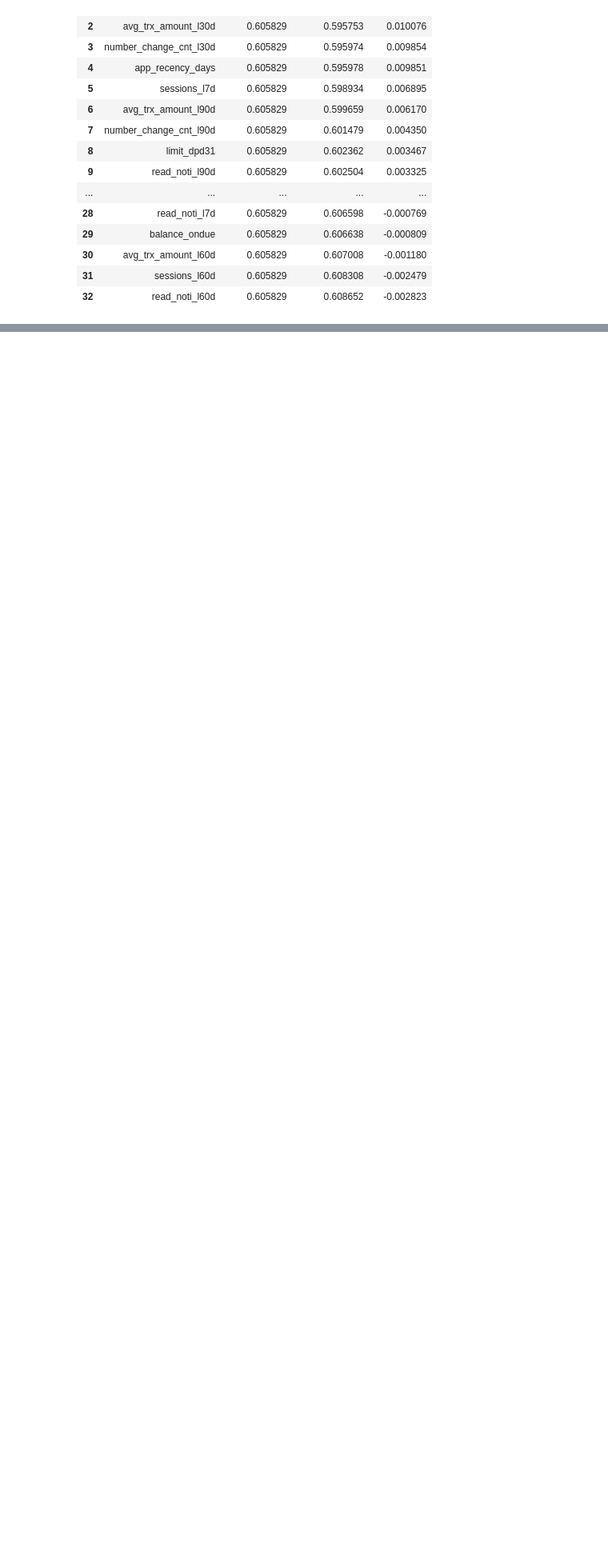
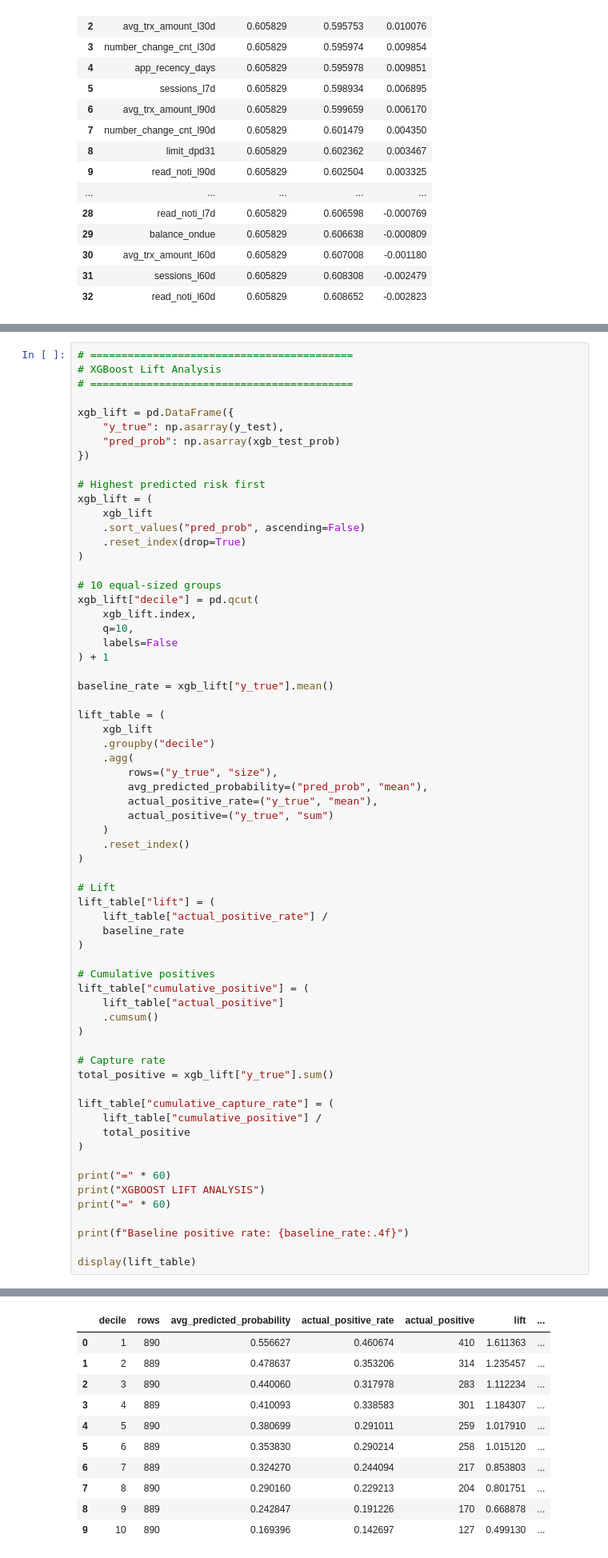
Before and after one commit to Khishigjargal42/toki_ds_task, a Jupyter notebook: notebooks/Toki_DPD91_Final.ipynb, the cells around one changed output, grey strips where cells are left out. Shown at 80% size. Drawn from its saved outputs; the diff is of its cells as text; blank space fills up the shorter version.

```diff
--- a/notebooks/Toki_DPD91_Final.ipynb
+++ b/notebooks/Toki_DPD91_Final.ipynb
@@ -6504,0 +8245,66 @@ importance_df
+# %%
+# ==========================================
+# XGBoost Lift Analysis
+# ==========================================
+
+xgb_lift = pd.DataFrame({
+    "y_true": np.asarray(y_test),
+    "pred_prob": np.asarray(xgb_test_prob)
+})
+
+# Highest predicted risk first
+xgb_lift = (
+    xgb_lift
+    .sort_values("pred_prob", ascending=False)
+    .reset_index(drop=True)
+)
+
+# 10 equal-sized groups
+xgb_lift["decile"] = pd.qcut(
+    xgb_lift.index,
+    q=10,
+    labels=False
+) + 1
+
+baseline_rate = xgb_lift["y_true"].mean()
+
+lift_table = (
+    xgb_lift
+    .groupby("decile")
+    .agg(
+        rows=("y_true", "size"),
+        avg_predicted_probability=("pred_prob", "mean"),
+        actual_positive_rate=("y_true", "mean"),
+        actual_positive=("y_true", "sum")
+    )
+    .reset_index()
+)
+
+# Lift
+lift_table["lift"] = (
+    lift_table["actual_positive_rate"] /
+    baseline_rate
+)
+
+# Cumulative positives
+lift_table["cumulative_positive"] = (
+    lift_table["actual_positive"]
+    .cumsum()
+)
+
+# Capture rate
+total_positive = xgb_lift["y_true"].sum()
+
+lift_table["cumulative_capture_rate"] = (
+    lift_table["cumulative_positive"] /
+    total_positive
+)
+
+print("=" * 60)
+print("XGBOOST LIFT ANALYSIS")
+print("=" * 60)
+
+print(f"Baseline positive rate: {baseline_rate:.4f}")
+
+display(lift_table)
+# %% [output]
@@ -6504,0 +8315,11 @@ importance_df
+|  | decile | rows | avg_predicted_probability | actual_positive_rate | actual_positive | lift | ... |
+| 0 | 1 | 890 | 0.556627 | 0.460674 | 410 | 1.611363 | ... |
+| 1 | 2 | 889 | 0.478637 | 0.353206 | 314 | 1.235457 | ... |
+| 2 | 3 | 890 | 0.440060 | 0.317978 | 283 | 1.112234 | ... |
+| 3 | 4 | 889 | 0.410093 | 0.338583 | 301 | 1.184307 | ... |
+| 4 | 5 | 890 | 0.380699 | 0.291011 | 259 | 1.017910 | ... |
+| 5 | 6 | 889 | 0.353830 | 0.290214 | 258 | 1.015120 | ... |
+| 6 | 7 | 889 | 0.324270 | 0.244094 | 217 | 0.853803 | ... |
+| 7 | 8 | 890 | 0.290160 | 0.229213 | 204 | 0.801751 | ... |
+| 8 | 9 | 889 | 0.242847 | 0.191226 | 170 | 0.668878 | ... |
+| 9 | 10 | 890 | 0.169396 | 0.142697 | 127 | 0.499130 | ... |
```
Also changed, not shown: parts of 54 cells of this notebook.
